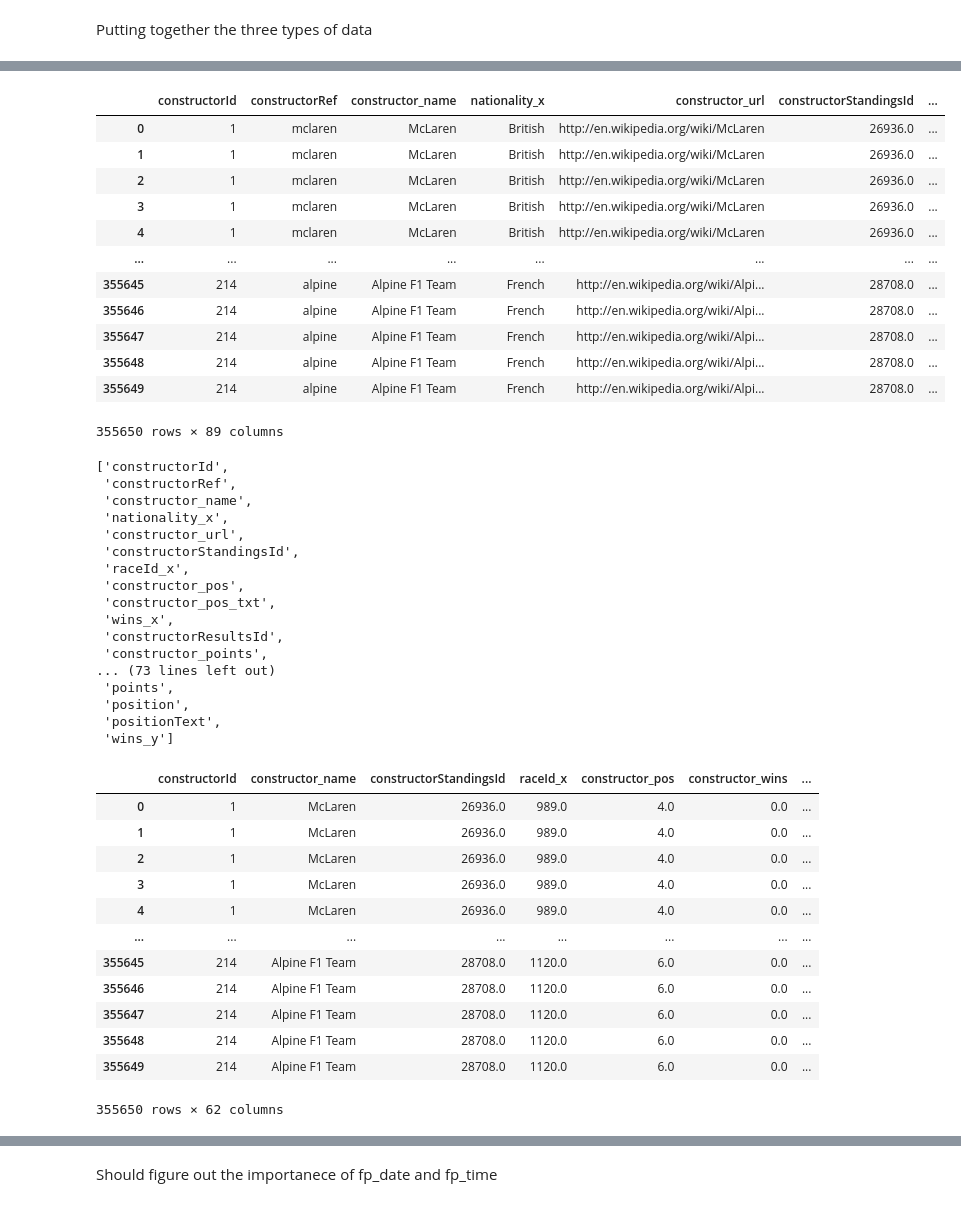
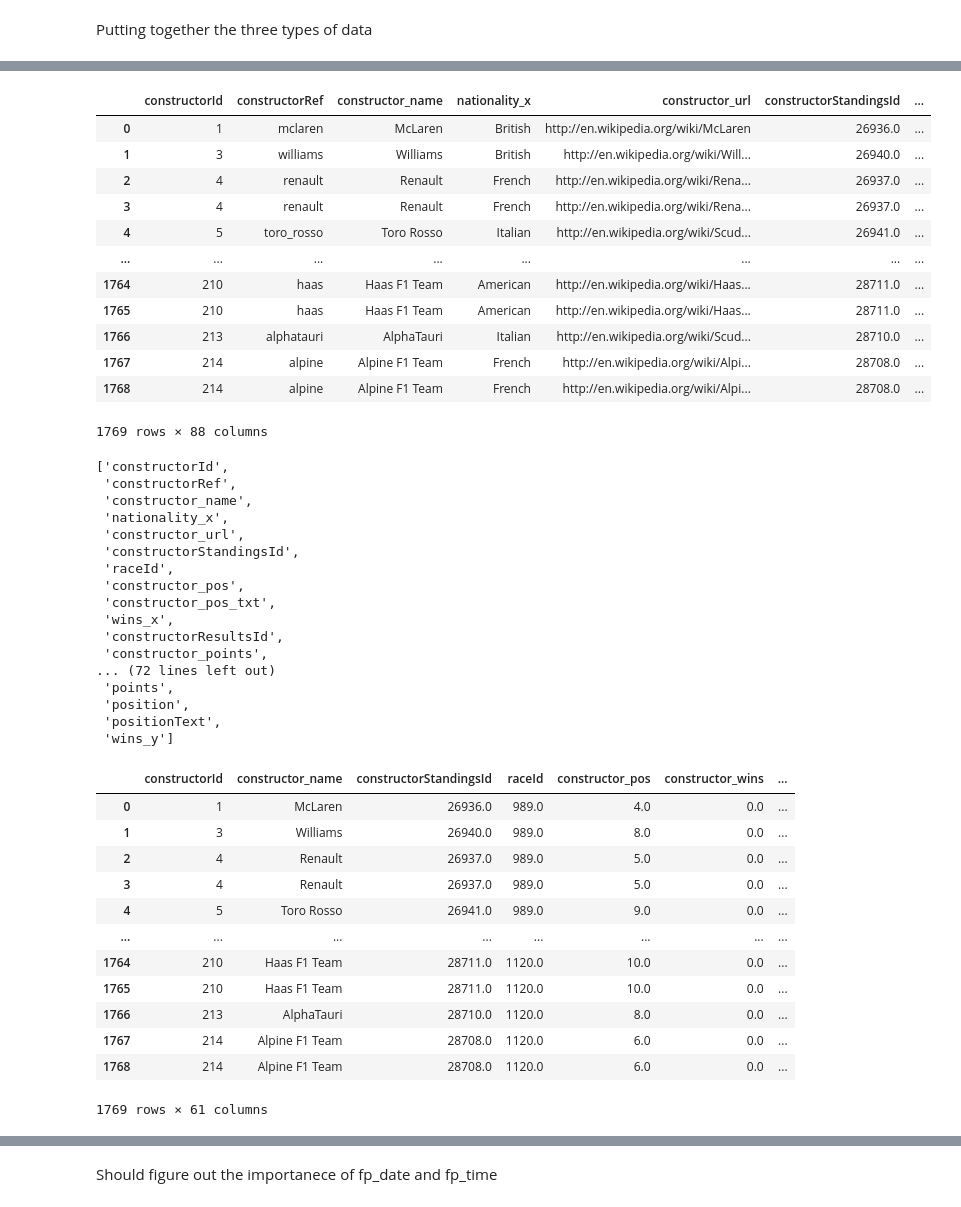
Before and after one commit to Plyrex/COMP3608-Project, a Jupyter notebook: F1_Project.ipynb, the cells around one changed output, grey strips where cells are left out. Saved outputs shown, nothing was run; the diff lists cells and outputs as text; code cells hidden in the pictures.

```diff
--- a/F1_Project.ipynb
+++ b/F1_Project.ipynb
@@ -457,23 +457,23 @@ merged_data
 2500 rows × 54 columns
 # %%
 # # merge the result with df_main_drivers on driverId
-final_merged_data = pd.merge(merged_data, df_main_drivers, on='driverId', how='inner')
+final_merged_data = pd.merge(merged_data, df_main_drivers, on=['driverId', 'raceId'], how='inner')      #ensure the same driver and race
 
 final_merged_data
 # %% [output]
 |  | constructorId | constructorRef | constructor_name | nationality_x | constructor_url | constructorStandingsId | ... |
 | 0 | 1 | mclaren | McLaren | British | http://en.wikipedia.org/wiki/McLaren | 26936.0 | ... |
-| 1 | 1 | mclaren | McLaren | British | http://en.wikipedia.org/wiki/McLaren | 26936.0 | ... |
-| 2 | 1 | mclaren | McLaren | British | http://en.wikipedia.org/wiki/McLaren | 26936.0 | ... |
-| 3 | 1 | mclaren | McLaren | British | http://en.wikipedia.org/wiki/McLaren | 26936.0 | ... |
-| 4 | 1 | mclaren | McLaren | British | http://en.wikipedia.org/wiki/McLaren | 26936.0 | ... |
+| 1 | 3 | williams | Williams | British | http://en.wikipedia.org/wiki/Will... | 26940.0 | ... |
+| 2 | 4 | renault | Renault | French | http://en.wikipedia.org/wiki/Rena... | 26937.0 | ... |
+| 3 | 4 | renault | Renault | French | http://en.wikipedia.org/wiki/Rena... | 26937.0 | ... |
+| 4 | 5 | toro_rosso | Toro Rosso | Italian | http://en.wikipedia.org/wiki/Scud... | 26941.0 | ... |
 | ... | ... | ... | ... | ... | ... | ... | ... |
-| 355645 | 214 | alpine | Alpine F1 Team | French | http://en.wikipedia.org/wiki/Alpi... | 28708.0 | ... |
-| 355646 | 214 | alpine | Alpine F1 Team | French | http://en.wikipedia.org/wiki/Alpi... | 28708.0 | ... |
-| 355647 | 214 | alpine | Alpine F1 Team | French | http://en.wikipedia.org/wiki/Alpi... | 28708.0 | ... |
-| 355648 | 214 | alpine | Alpine F1 Team | French | http://en.wikipedia.org/wiki/Alpi... | 28708.0 | ... |
-| 355649 | 214 | alpine | Alpine F1 Team | French | http://en.wikipedia.org/wiki/Alpi... | 28708.0 | ... |
+| 1764 | 210 | haas | Haas F1 Team | American | http://en.wikipedia.org/wiki/Haas... | 28711.0 | ... |
+| 1765 | 210 | haas | Haas F1 Team | American | http://en.wikipedia.org/wiki/Haas... | 28711.0 | ... |
+| 1766 | 213 | alphatauri | AlphaTauri | Italian | http://en.wikipedia.org/wiki/Scud... | 28710.0 | ... |
+| 1767 | 214 | alpine | Alpine F1 Team | French | http://en.wikipedia.org/wiki/Alpi... | 28708.0 | ... |
+| 1768 | 214 | alpine | Alpine F1 Team | French | http://en.wikipedia.org/wiki/Alpi... | 28708.0 | ... |
-355650 rows × 89 columns
+1769 rows × 88 columns
 # %%
 final_merged_data.columns.to_list()
 # %% [output]
@@ -483,13 +483,13 @@ final_merged_data.columns.to_list()
  'nationality_x',
  'constructor_url',
  'constructorStandingsId',
- 'raceId_x',
+ 'raceId',
  'constructor_pos',
  'constructor_pos_txt',
  'wins_x',
  'constructorResultsId',
  'constructor_points',
-... (73 lines left out)
+... (72 lines left out)
  'points',
  'position',
  'positionText',
@@ -529,19 +529,19 @@ final_merged_data = final_merged_data.rename(columns={"wins_x":"constructor_wins
 # final_merged_data = final_merged_data.drop_duplicates() # there are no duplpicates in the data
 final_merged_data
 # %% [output]
-|  | constructorId | constructor_name | constructorStandingsId | raceId_x | constructor_pos | constructor_wins | ... |
+|  | constructorId | constructor_name | constructorStandingsId | raceId | constructor_pos | constructor_wins | ... |
 | 0 | 1 | McLaren | 26936.0 | 989.0 | 4.0 | 0.0 | ... |
-| 1 | 1 | McLaren | 26936.0 | 989.0 | 4.0 | 0.0 | ... |
-| 2 | 1 | McLaren | 26936.0 | 989.0 | 4.0 | 0.0 | ... |
-| 3 | 1 | McLaren | 26936.0 | 989.0 | 4.0 | 0.0 | ... |
-| 4 | 1 | McLaren | 26936.0 | 989.0 | 4.0 | 0.0 | ... |
+| 1 | 3 | Williams | 26940.0 | 989.0 | 8.0 | 0.0 | ... |
+| 2 | 4 | Renault | 26937.0 | 989.0 | 5.0 | 0.0 | ... |
+| 3 | 4 | Renault | 26937.0 | 989.0 | 5.0 | 0.0 | ... |
+| 4 | 5 | Toro Rosso | 26941.0 | 989.0 | 9.0 | 0.0 | ... |
 | ... | ... | ... | ... | ... | ... | ... | ... |
-| 355645 | 214 | Alpine F1 Team | 28708.0 | 1120.0 | 6.0 | 0.0 | ... |
-| 355646 | 214 | Alpine F1 Team | 28708.0 | 1120.0 | 6.0 | 0.0 | ... |
-| 355647 | 214 | Alpine F1 Team | 28708.0 | 1120.0 | 6.0 | 0.0 | ... |
-| 355648 | 214 | Alpine F1 Team | 28708.0 | 1120.0 | 6.0 | 0.0 | ... |
-| 355649 | 214 | Alpine F1 Team | 28708.0 | 1120.0 | 6.0 | 0.0 | ... |
+| 1764 | 210 | Haas F1 Team | 28711.0 | 1120.0 | 10.0 | 0.0 | ... |
+| 1765 | 210 | Haas F1 Team | 28711.0 | 1120.0 | 10.0 | 0.0 | ... |
+| 1766 | 213 | AlphaTauri | 28710.0 | 1120.0 | 8.0 | 0.0 | ... |
+| 1767 | 214 | Alpine F1 Team | 28708.0 | 1120.0 | 6.0 | 0.0 | ... |
+| 1768 | 214 | Alpine F1 Team | 28708.0 | 1120.0 | 6.0 | 0.0 | ... |
-355650 rows × 62 columns
+1769 rows × 61 columns
 # %%
 final_merged_data.columns.to_list()
 # %% [output]
```
Also changed, not shown: parts of 9 cells of this notebook.
